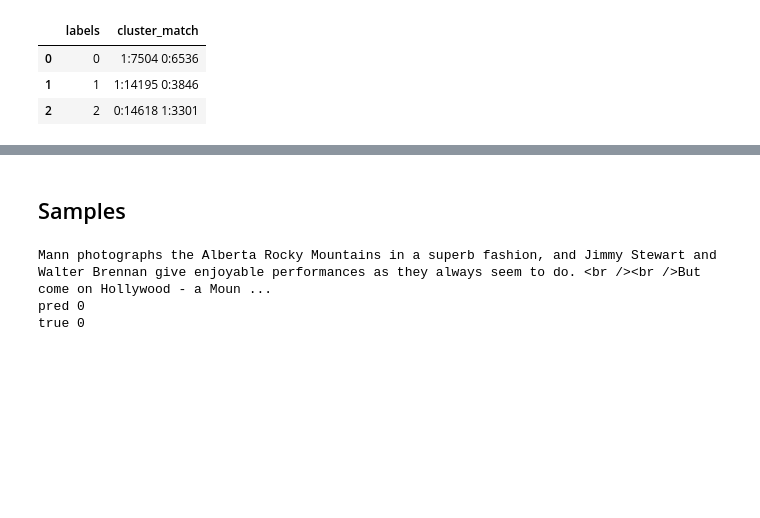
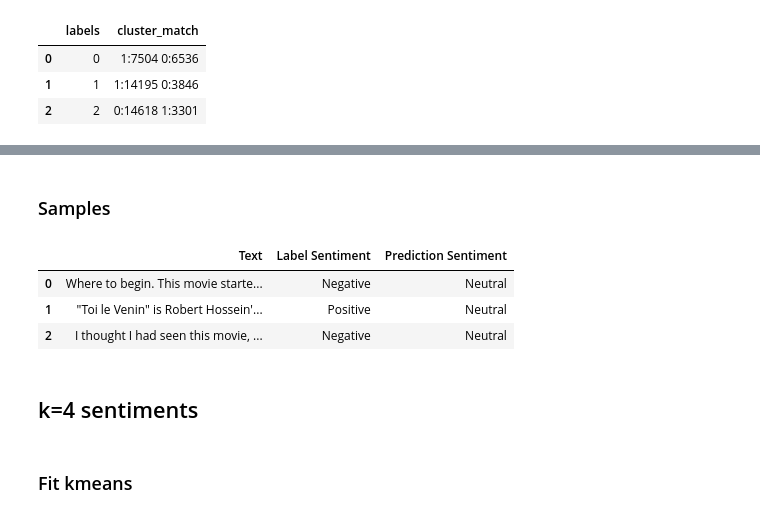
Before and after one commit to gmihaila/gtc2020_instructor_training, a Jupyter notebook: sentiment_clustering.ipynb, the cells around one changed output, grey strips where cells are left out. Drawn from its saved outputs; the diff is of its cells as text; code cells hidden in the pictures; blank space fills up the shorter version.

```diff
--- a/sentiment_clustering.ipynb
+++ b/sentiment_clustering.ipynb
@@ -272,6 +279,24 @@ def predictions_overlap(model_predicitons, true_predicitons):
   matching_df['labels'] = labels
   matching_df['cluster_match'] = [" ".join([str(cluster)+":"+str(count) for cluster, count in Counter(predictions[label]).most_common()]) for label in labels]
   return matching_df
+
+
+def show_samples(target_predicitons_class, texts, predicitons, trues, trues_id_sentiment,
+                 predictions_id_sentiment, n_samples):
+  samples_texts = []
+  samples_labels = []
+
+  while len(samples_texts) < n_samples:
+    pick = np.random.randint(low=0, high=(len(trues)-1))
+    if predicitons[pick] == target_predicitons_class:
+      samples_texts.append(texts[pick])
+      samples_labels.append(trues[pick])
+
+  samples_df = pd.DataFrame()
+  samples_df['Text'] = samples_texts
+  samples_df['Label Sentiment'] = [trues_id_sentiment[label] for label in samples_labels]
+  samples_df['Prediction Sentiment'] = [predictions_id_sentiment[target_predicitons_class] for _ in samples_labels]
+  return samples_df
 # %% [markdown]
 # Dataset
 # %%
@@ -400,17 +427,17 @@ reduced_features = pca_reduction(features=np.array(movies_reviews_embeddings),
 # %% [markdown]
-## Samples
+### Samples
-# %%
-def show_samples()
-# %%
-for text_review, pred_sentiment, true_sentiment in zip(movies_reviews, kmeans_labels, sentiments_reviews):
-  if pred_sentiment == 0:
-    print(text_review)
-    print('pred',pred_sentiment)
-    print('true',true_sentiment)
-    print('\n')
-
-    break
-# %% [output]
-Mann photographs the Alberta Rocky Mountains in a superb fashion, and Jimmy Stewart and Walter Brennan give enjoyable performances as they always seem to do. <br /><br />But come on Hollywood - a Moun ...
-pred 0
-true 0
+# %%
+show_samples(target_predicitons_class=0,
+              texts=movies_reviews,
+             trues=sentiments_reviews,
+             trues_id_sentiment=ID_SENTIMENT,
+              predicitons=kmeans_labels,
+             predictions_id_sentiment=kmeans_id_sentiment,
+              n_samples=3)
+# %% [output]
+|  | Text | Label Sentiment | Prediction Sentiment |
+| 0 | Where to begin. This movie starte... | Negative | Neutral |
+| 1 | "Toi le Venin" is Robert Hossein'... | Positive | Neutral |
+| 2 | I thought I had seen this movie, ... | Negative | Neutral |
+# %% [markdown]
+## k=4 sentiments
@@ -416,0 +446,2 @@ true 0
+# %% [markdown]
+### Fit kmeans
```
Also changed, not shown: parts of 15 cells of this notebook.
